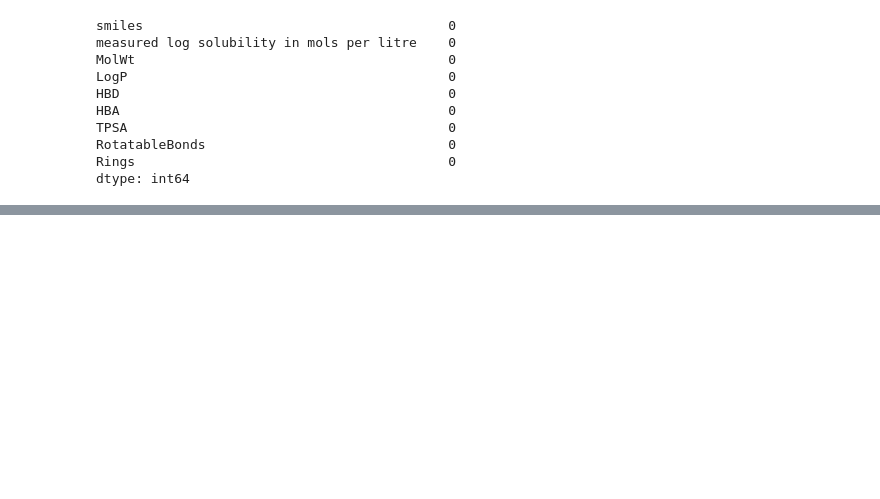
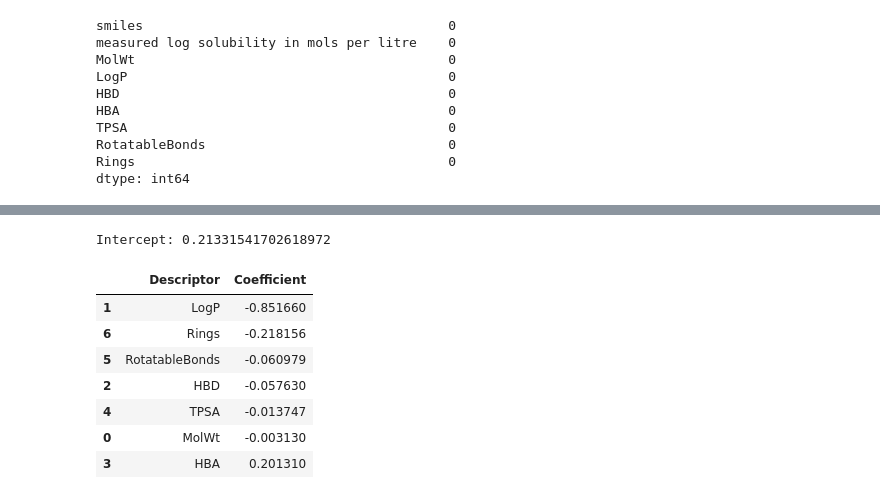
Before and after one commit to nrahman29/chemprop, a Jupyter notebook: notebooks/01_esol_exploration.ipynb, the cells around one changed output, grey strips where cells are left out. Cells and saved outputs as stored; diff of their text form; code cells hidden in the pictures; blank space fills up the shorter version.

```diff
--- a/notebooks/01_esol_exploration.ipynb
+++ b/notebooks/01_esol_exploration.ipynb
@@ -261,0 +364,8 @@ plt.show()
+# %%
+X = data[feature_cols]
+y = data["measured log solubility in mols per litre"]
+
+print("X shape:", X.shape)
+print("y shape:", y.shape)
+
+X.head()
@@ -261,0 +466,24 @@ plt.show()
+# %%
+import pandas as pd
+
+coefficients = pd.DataFrame({
+    "Descriptor": feature_cols,
+    "Coefficient": model.coef_
+})
+
+coefficients = coefficients.sort_values(
+    by="Coefficient"
+)
+
+print("Intercept:", model.intercept_)
+display(coefficients)
+# %% [output]
+Intercept: 0.21331541702618972
+|  | Descriptor | Coefficient |
+| 1 | LogP | -0.851660 |
+| 6 | Rings | -0.218156 |
+| 5 | RotatableBonds | -0.060979 |
+| 2 | HBD | -0.057630 |
+| 4 | TPSA | -0.013747 |
+| 0 | MolWt | -0.003130 |
+| 3 | HBA | 0.201310 |
```
Also changed, not shown: parts of 29 cells of this notebook.
